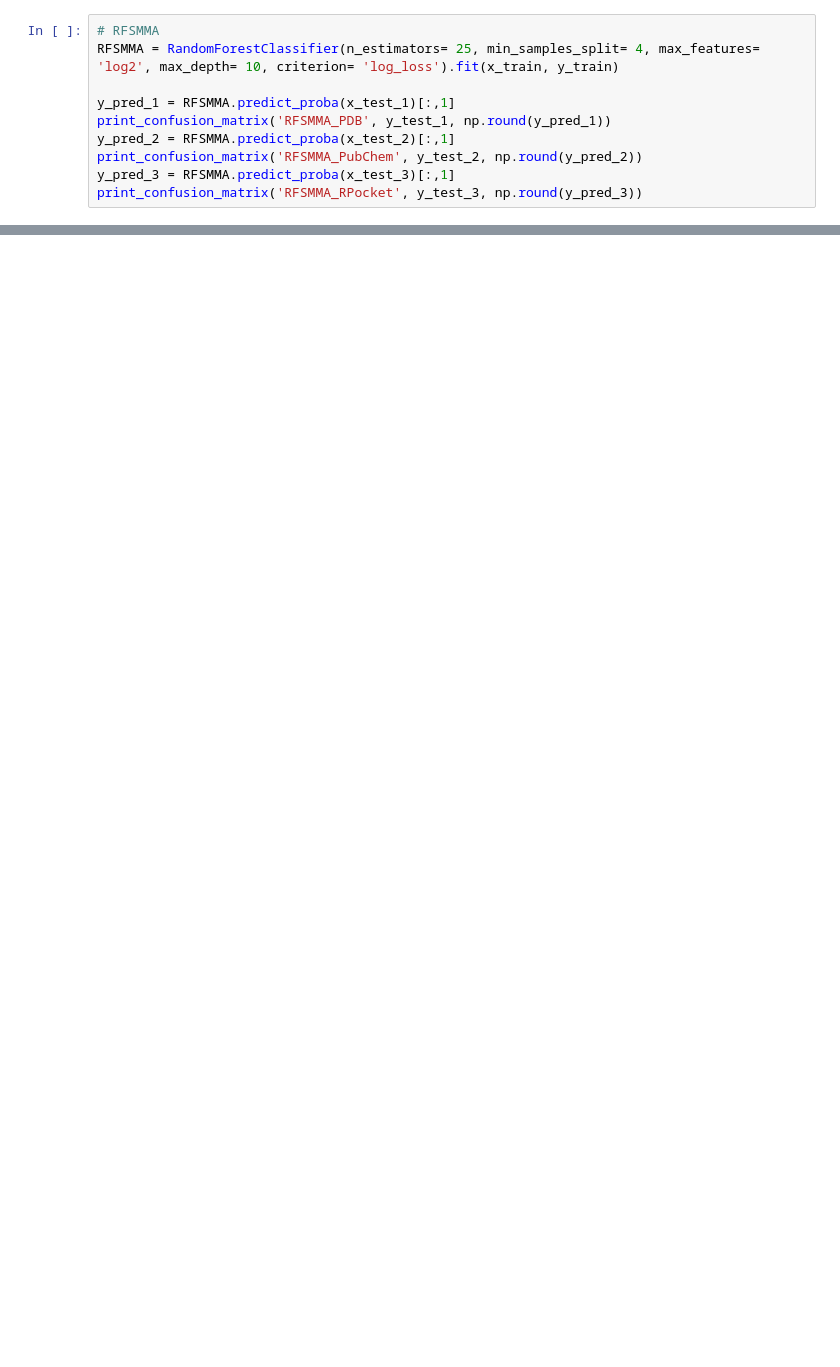
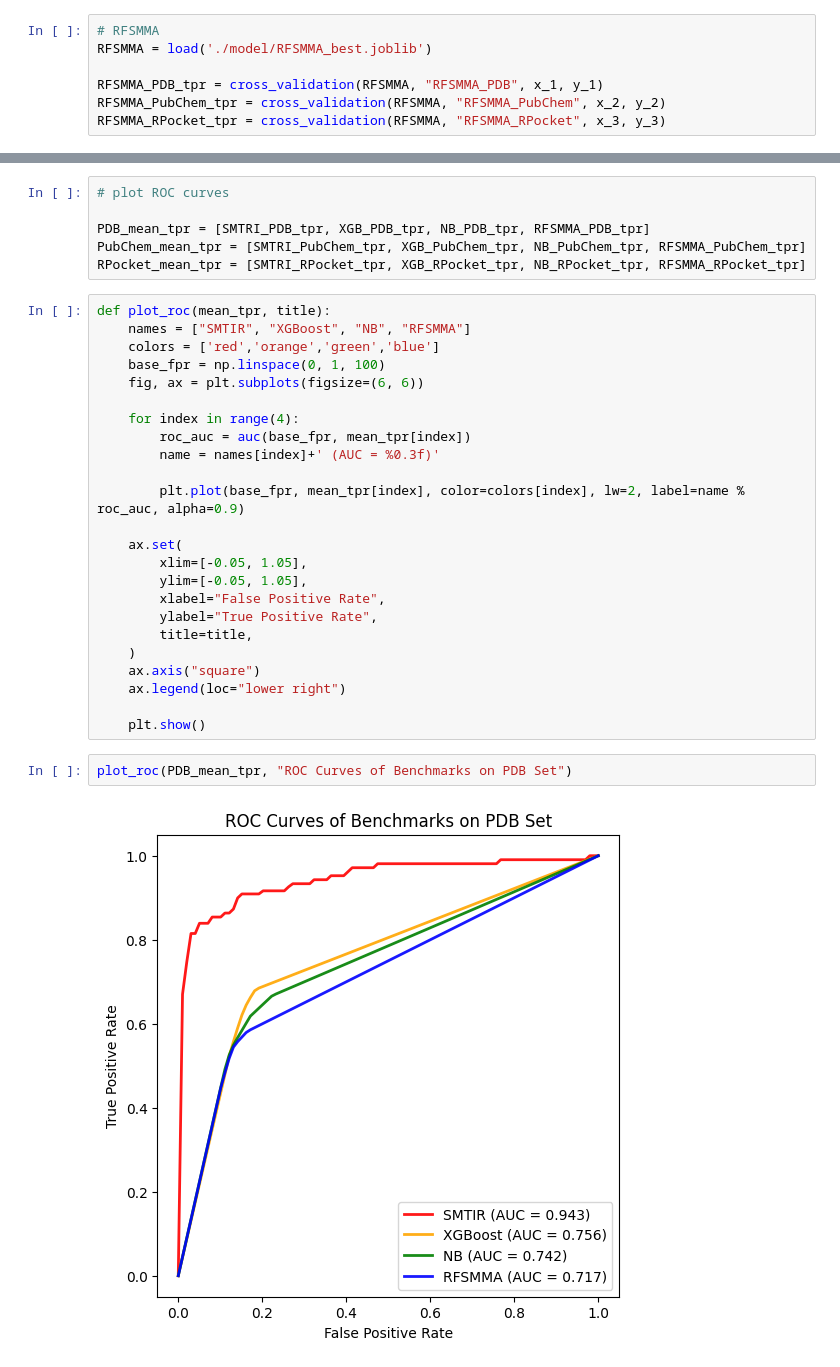
Before and after one commit to huan-xiao/SMTRI, a Jupyter notebook: SOTA_comparison.ipynb, the cells around one changed output, grey strips where cells are left out. Drawn from its saved outputs; the diff is of its cells as text; blank space fills up the shorter version.

```diff
--- a/SOTA_comparison.ipynb
+++ b/SOTA_comparison.ipynb
@@ -113,11 +203,8 @@ print_confusion_matrix('NB_RPocket', y_test_3, np.round(y_pred_3))
 # %%
 # RFSMMA
-RFSMMA = RandomForestClassifier(n_estimators= 25, min_samples_split= 4, max_features= 'log2', max_depth= 10, criterion= 'log_loss').fit(x_train, y_train)
+RFSMMA = load('./model/RFSMMA_best.joblib')
 
-y_pred_1 = RFSMMA.predict_proba(x_test_1)[:,1]
-print_confusion_matrix('RFSMMA_PDB', y_test_1, np.round(y_pred_1))
-y_pred_2 = RFSMMA.predict_proba(x_test_2)[:,1]
-print_confusion_matrix('RFSMMA_PubChem', y_test_2, np.round(y_pred_2))
-y_pred_3 = RFSMMA.predict_proba(x_test_3)[:,1]
-print_confusion_matrix('RFSMMA_RPocket', y_test_3, np.round(y_pred_3))
+RFSMMA_PDB_tpr = cross_validation(RFSMMA, "RFSMMA_PDB", x_1, y_1)
+RFSMMA_PubChem_tpr = cross_validation(RFSMMA, "RFSMMA_PubChem", x_2, y_2)
+RFSMMA_RPocket_tpr = cross_validation(RFSMMA, "RFSMMA_RPocket", x_3, y_3)
 # %% [output]
@@ -129,0 +228,34 @@ print_confusion_matrix('RFSMMA_RPocket', y_test_3, np.round(y_pred_3))
+# %%
+# plot ROC curves
+
+PDB_mean_tpr = [SMTRI_PDB_tpr, XGB_PDB_tpr, NB_PDB_tpr, RFSMMA_PDB_tpr]
+PubChem_mean_tpr = [SMTRI_PubChem_tpr, XGB_PubChem_tpr, NB_PubChem_tpr, RFSMMA_PubChem_tpr]
+RPocket_mean_tpr = [SMTRI_RPocket_tpr, XGB_RPocket_tpr, NB_RPocket_tpr, RFSMMA_RPocket_tpr]
+# %%
+def plot_roc(mean_tpr, title):
+    names = ["SMTIR", "XGBoost", "NB", "RFSMMA"]
+    colors = ['red','orange','green','blue']
+    base_fpr = np.linspace(0, 1, 100)
+    fig, ax = plt.subplots(figsize=(6, 6))
+
+    for index in range(4):
+        roc_auc = auc(base_fpr, mean_tpr[index])
+        name = names[index]+' (AUC = %0.3f)'
+
+        plt.plot(base_fpr, mean_tpr[index], color=colors[index], lw=2, label=name % roc_auc, alpha=0.9)
+
+    ax.set(
+        xlim=[-0.05, 1.05],
+        ylim=[-0.05, 1.05],
+        xlabel="False Positive Rate",
+        ylabel="True Positive Rate",
+        title=title,
+    )
+    ax.axis("square")
+    ax.legend(loc="lower right")
+
+    plt.show()
+# %%
+plot_roc(PDB_mean_tpr, "ROC Curves of Benchmarks on PDB Set")
+# %% [output]
+[figure, added]
```
Also changed, not shown: parts of 10 cells of this notebook, 44 other files.
